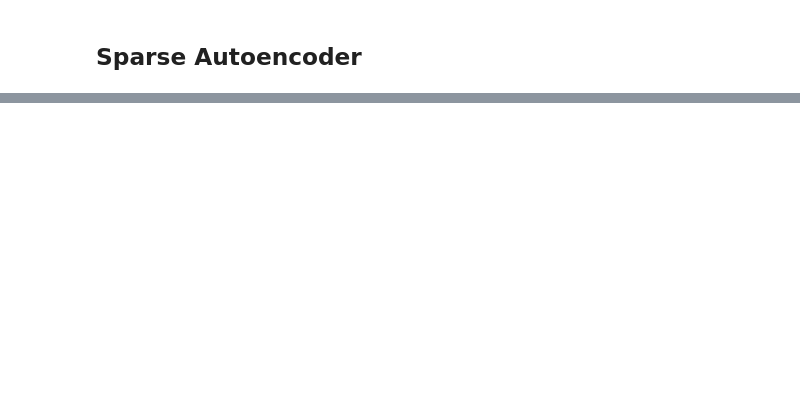
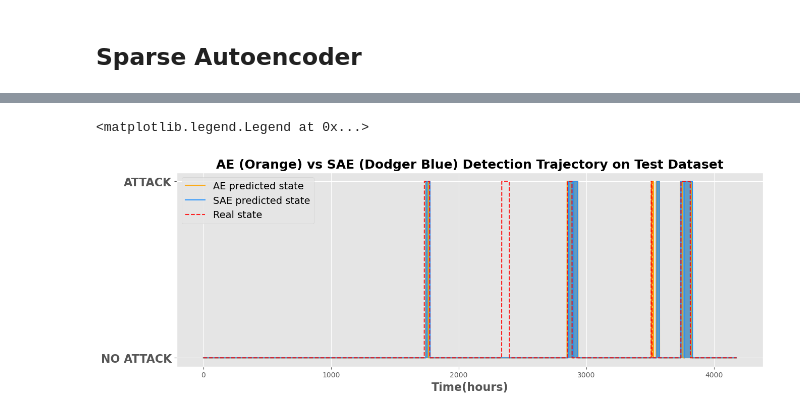
Before and after one commit to xwang112358/SAE-CPS, a Jupyter notebook: evaluate_methods.ipynb, the cells around one changed output, grey strips where cells are left out. Drawn from its saved outputs; the diff is of its cells as text; code cells hidden in the pictures; blank space fills up the shorter version.

```diff
--- a/evaluate_methods.ipynb
+++ b/evaluate_methods.ipynb
@@ -56,0 +187,27 @@ Text(0, 0.5, 'Loss')
+# %%
+fig, ax = plt.subplots(figsize=(15, 5))
+
+# Plot AE predicted state (now orange)
+ae_color = 'orange' # Use orange for AE
+ax.plot(ae_predicted_labels, color=ae_color, label='AE predicted state', alpha=0.9)
+ax.fill_between(range(len(ae_predicted_labels)), ae_predicted_labels,
+                where=ae_predicted_labels <= 1, interpolate=True, color=ae_color, alpha=0.7) # Adjusted alpha for fill
+
+# Plot SAE predicted state (now dodgerblue)
+sae_color = 'dodgerblue' # Use dodgerblue for SAE
+ax.plot(sae_predicted_labels, color=sae_color, label='SAE predicted state', alpha=0.9)
+ax.fill_between(range(len(sae_predicted_labels)), sae_predicted_labels,
+                where=sae_predicted_labels <= 1, interpolate=True, color=sae_color, alpha=0.7) # Adjusted alpha for fill
+
+# Plot real state
+ax.plot(y_test, color='r', alpha=0.85, lw=1.5, label='Real state', linestyle='--')
+
+# Customize the plot
+ax.set_title('AE (Orange) vs SAE (Dodger Blue) Detection Trajectory on Test Dataset', fontsize=18, fontweight='bold')
+ax.set_yticks([0, 1])
+ax.set_yticklabels(['NO ATTACK', 'ATTACK'], fontsize=16, fontweight='bold')
+ax.set_xlabel('Time(hours)', fontsize=16, fontweight='bold')
+ax.legend(fontsize=14, loc=2) # Adjusted legend font size slightly for better fit
+# %% [output]
+<matplotlib.legend.Legend at 0x...>
+[figure, added]
```
Also changed, not shown: parts of 26 cells of this notebook, 34 other files.
